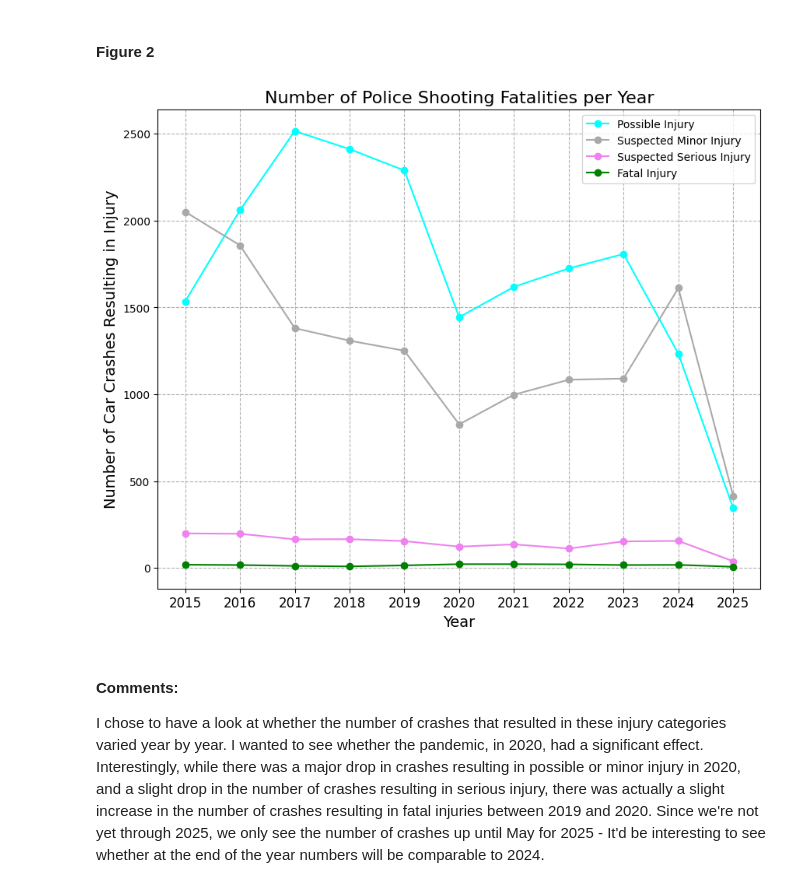
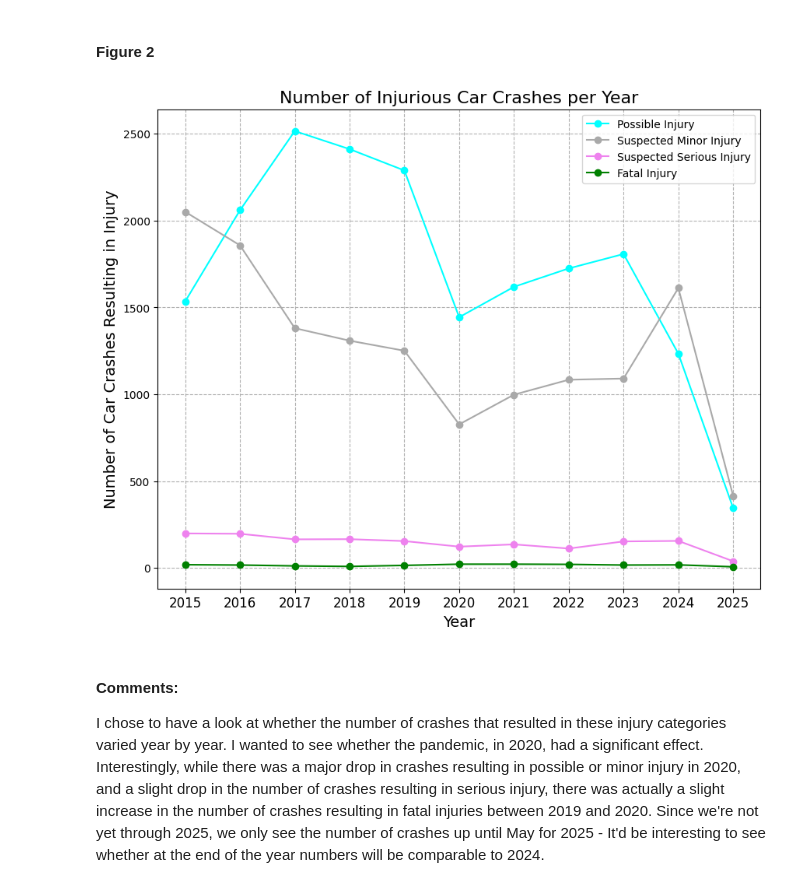
Before and after one commit to ddezouza/Data110, a Jupyter notebook: DanielaMelo_Data110_FinalReport.ipynb, the cells around one changed output. Cells and saved outputs as stored; diff of their text form; code cells hidden in the pictures.

```diff
--- a/DanielaMelo_Data110_FinalReport.ipynb
+++ b/DanielaMelo_Data110_FinalReport.ipynb
@@ -132,35 +132,35 @@ I first chose to have a clear view of the number of crashes associated with each
 # %%
 yearly_counts = df['Crash Year'].value_counts().sort_index()
 #Need counts per year, for each category of injury
 df_NI=df[df['Injury Severity']=='No Apparent Injury']
 df_PI=df[df['Injury Severity']=='Possible Injury']
 df_SMI=df[df['Injury Severity']=='Suspected Minor Injury']
 df_SSI=df[df['Injury Severity']=='Suspected Serious Injury']
 df_FI=df[df['Injury Severity']=='Fatal Injury']
 
 #Getting Year Counts:
 year_NI = df_NI['Crash Year'].value_counts().sort_index()
 year_PI = df_PI['Crash Year'].value_counts().sort_index()
 year_SMI = df_SMI['Crash Year'].value_counts().sort_index()
 year_SSI = df_SSI['Crash Year'].value_counts().sort_index()
 year_FI = df_FI['Crash Year'].value_counts().sort_index()
 
 #Plotting
 plt.figure(figsize=(10,8))
 plt.plot(year_PI.index, year_PI.values, marker='o',color='cyan',label="Possible Injury")
 plt.plot(year_SMI.index, year_SMI.values, marker='o',color='darkgrey',label="Suspected Minor Injury")
 plt.plot(year_SSI.index, year_SSI.values, marker='o',color='violet',label="Suspected Serious Injury")
 plt.plot(year_FI.index, year_FI.values, marker='o',color='green',label="Fatal Injury")
 
 plt.xlabel('Year',fontsize=14)
 plt.ylabel('Number of Car Crashes Resulting in Injury',fontsize=14)
-plt.title('Number of Police Shooting Fatalities per Year',fontsize=16)
+plt.title('Number of Injurious Car Crashes per Year',fontsize=16)
 plt.xticks(yearly_counts.index, fontsize=12)
 plt.grid(linestyle='--',zorder=0)
 plt.legend()
 plt.show()
 # %% [output]
-[figure, old version]
+[figure, new version]
 # %% [markdown]
 #### Comments:
 I chose to have a look at whether the number of crashes that resulted in these injury categories varied year by year. I wanted to see whether the pandemic, in 2020, had a significant effect. Interestingly, while there was a major drop in crashes resulting in possible or minor injury in 2020, and a slight drop in the number of crashes resulting in serious injury, there was actually a slight increase in the number of crashes resulting in fatal injuries between 2019 and 2020. Since we're not yet through 2025, we only see the number of crashes up until May for 2025 - It'd be interesting to see whether at the end of the year numbers will be comparable to 2024.
```
